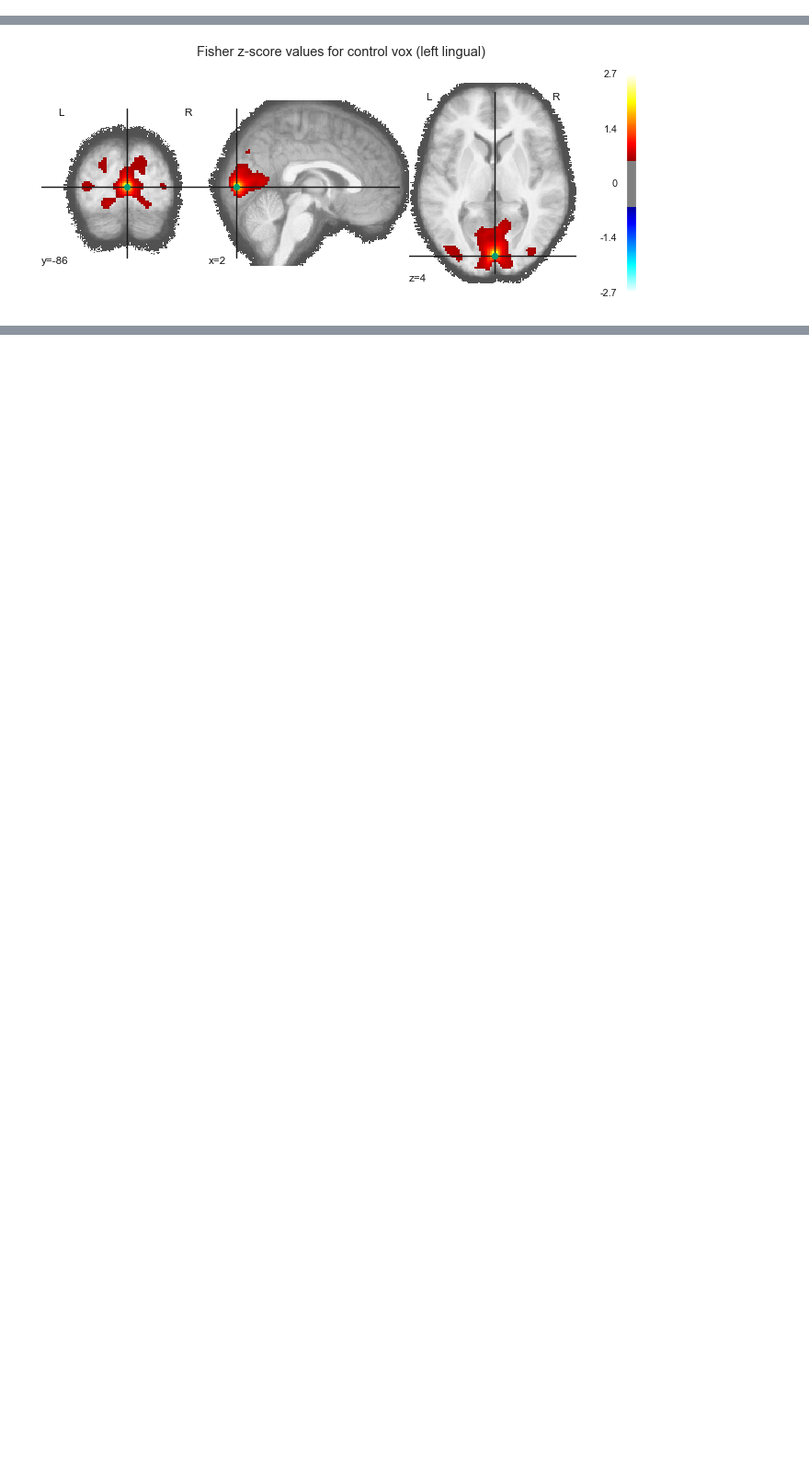
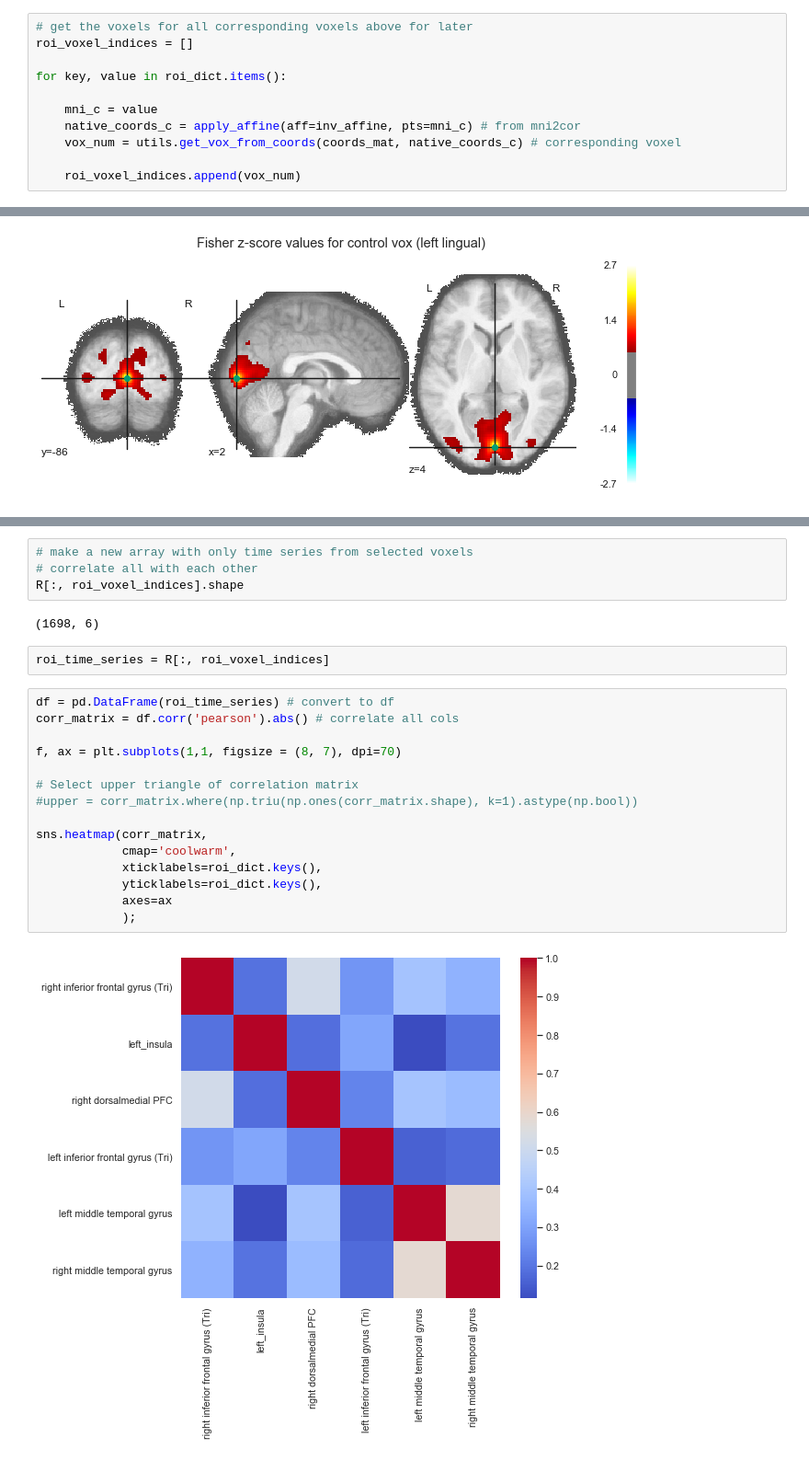
Before and after one commit to tomov/VGDL-fMRI-Python-Data-Analysis, a Jupyter notebook: Multivariate_analyses_Daphne/Functional_connectivity_within.ipynb, the cells around one changed output, grey strips where cells are left out. Shown: that part at 92% size. Saved outputs shown, nothing was run; the diff lists cells and outputs as text; blank space fills up the shorter version.

```diff
--- a/Multivariate_analyses_Daphne/Functional_connectivity_within.ipynb
+++ b/Multivariate_analyses_Daphne/Functional_connectivity_within.ipynb
@@ -135,3 +135,14 @@ roi_dict = {'right inferior frontal gyrus (Tri)':R_IFG_Tri, 'left_insula':L_Insu
            }
 # map control voxels to names
 control_dict = {'control vox (left lingual)':L_lingual, 'control vox (Occipital)':Occipital}
+# %%
+# get the voxels for all corresponding voxels above for later
+roi_voxel_indices = []
+
+for key, value in roi_dict.items():
+
+    mni_c = value
+    native_coords_c = apply_affine(aff=inv_affine, pts=mni_c) # from mni2cor
+    vox_num = utils.get_vox_from_coords(coords_mat, native_coords_c) # corresponding voxel
+
+    roi_voxel_indices.append(vox_num)
@@ -427,0 +460,25 @@ ax.set_title(f'Fisher z-score values for {control_name}', size=15);
+# %%
+# make a new array with only time series from selected voxels
+# correlate all with each other
+R[:, roi_voxel_indices].shape
+# %% [output]
+(1698, 6)
+# %%
+roi_time_series = R[:, roi_voxel_indices]
+# %%
+df = pd.DataFrame(roi_time_series) # convert to df
+corr_matrix = df.corr('pearson').abs() # correlate all cols
+
+f, ax = plt.subplots(1,1, figsize = (8, 7), dpi=70)
+
+# Select upper triangle of correlation matrix
+#upper = corr_matrix.where(np.triu(np.ones(corr_matrix.shape), k=1).astype(np.bool))
+
+sns.heatmap(corr_matrix,
+            cmap='coolwarm',
+            xticklabels=roi_dict.keys(),
+            yticklabels=roi_dict.keys(),
+            axes=ax
+            );
+# %% [output]
+[figure, added]
```
Also changed, not shown: parts of 8 cells of this notebook, 3 other files.
